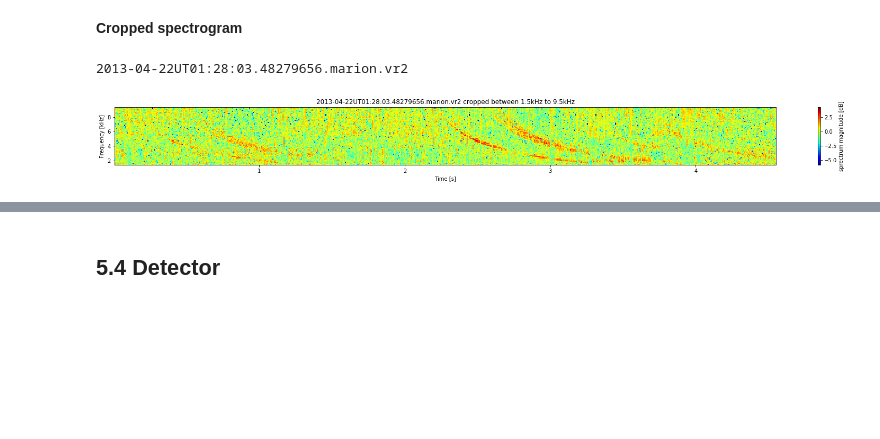
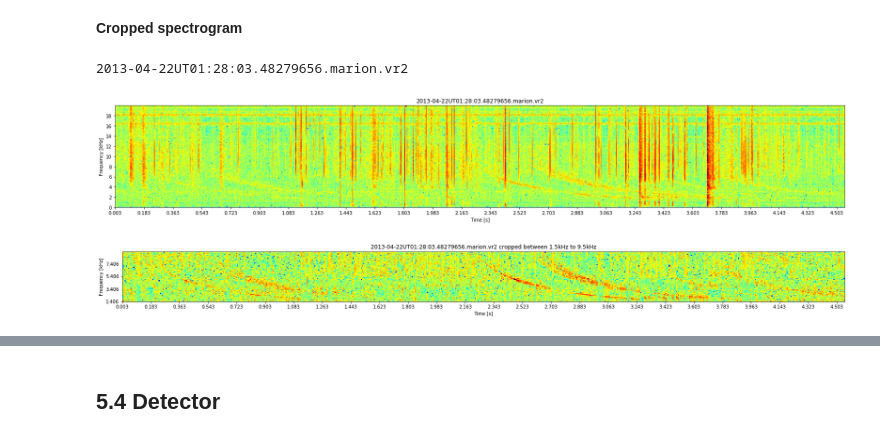
Before and after one commit to Kojey/MSc-whistler-waves-detector, a Jupyter notebook: ipy/report/chapter5_3.ipynb, the cells around one changed output, grey strips where cells are left out. Cells and saved outputs as stored; diff of their text form; code cells hidden in the pictures; blank space fills up the shorter version.

```diff
--- a/ipy/report/chapter5_3.ipynb
+++ b/ipy/report/chapter5_3.ipynb
@@ -25,21 +28,25 @@ database = Database(dataset_loc, database_loc, site)
 # %%
 file = np.random.choice(database.get_train(),1)[0]
 # file '2013-05-20UT16:02:23.18782156.marion.vr2'
 # file = '2013-07-13UT17:44:16.56931930.marion.vr2'
 # file = '2013-09-01UT15:04:07.94419414.marion.vr2'
 file = '2013-04-22UT01:28:03.48279656.marion.vr2'
 print(file)
 sample = SampleDetector(dataset_loc, site, file)
 freq_size = 4
-
+sample.set_figsize(freq_size*sample.get_time_freq_ratio(dec=0), freq_size)
 transforms = ['slice', 'zscore']
 transforms_params = [[1.5,9.5], ['None']]
 sample.spectrogram_with_axis(log10=True)
-size = (freq_size*sample.get_time_freq_ratio(dec=0), freq_size/2)
+sample.spectrogram_plot(figsize=sample.get_figsize(), xlabel='Time [s]', ylabel='Frequency [kHz]',zlabel='sprectrum magnitude [dB]',
+                           xaxis=True, yaxis=True,ticks=[0.18,2],
+                           title=sample.get_file(), cmap='jet', cmap_show=False)
+sample.set_figsize(freq_size*sample.get_time_freq_ratio(dec=0), freq_size/2)
 sample.apply_transform(transforms, transforms_params)
-sample.spectrogram_plot(figsize=size, xlabel='Time [s]', ylabel='Frequency [kHz]',zlabel='sprectrum magnitude [dB]',
-                           xaxis=True, yaxis=True,
-                           title=sample.get_file()+" cropped between 1.5kHz to 9.5kHz", cmap='jet', cmap_show=True)
+sample.spectrogram_plot(figsize=sample.get_figsize(), xlabel='Time [s]', ylabel='Frequency [kHz]',zlabel='sprectrum magnitude [dB]',
+                           xaxis=True, yaxis=True,ticks=[0.18,2],
+                           title=sample.get_file()+" cropped between 1.5kHz to 9.5kHz", cmap='jet', cmap_show=False)
 # %% [output]
 2013-04-22UT01:28:03.48279656.marion.vr2
-[figure, old version]
+[figure, new version]
+[figure, added]
```
Also changed, not shown: parts of 12 cells of this notebook, 3 other files.
